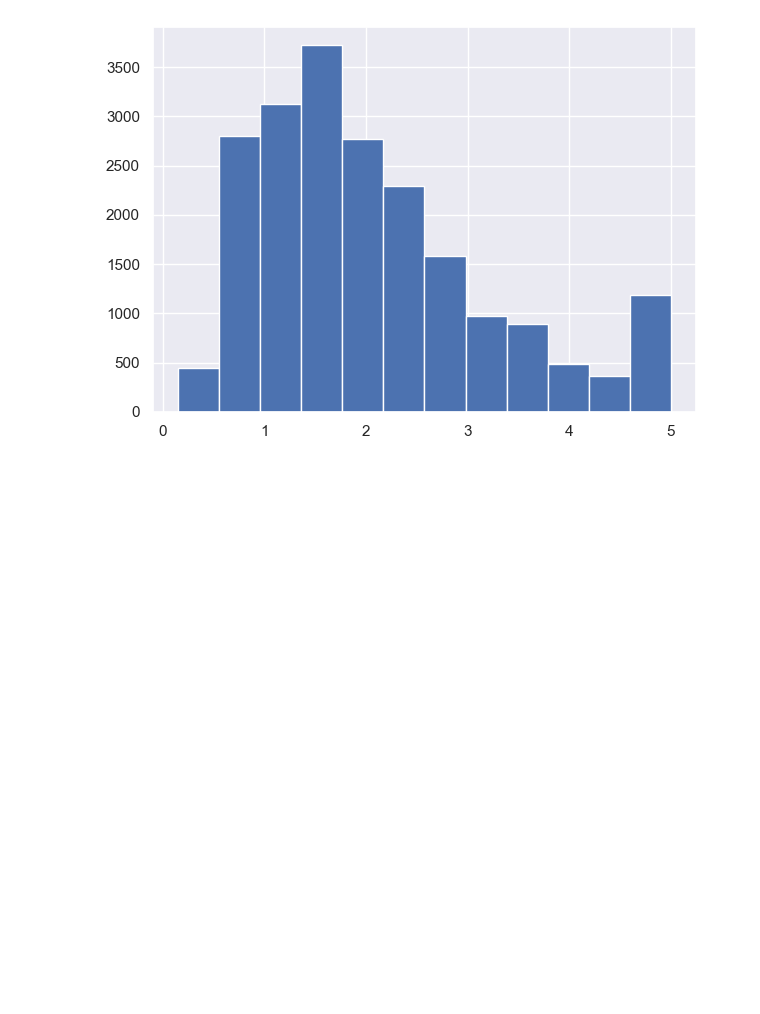
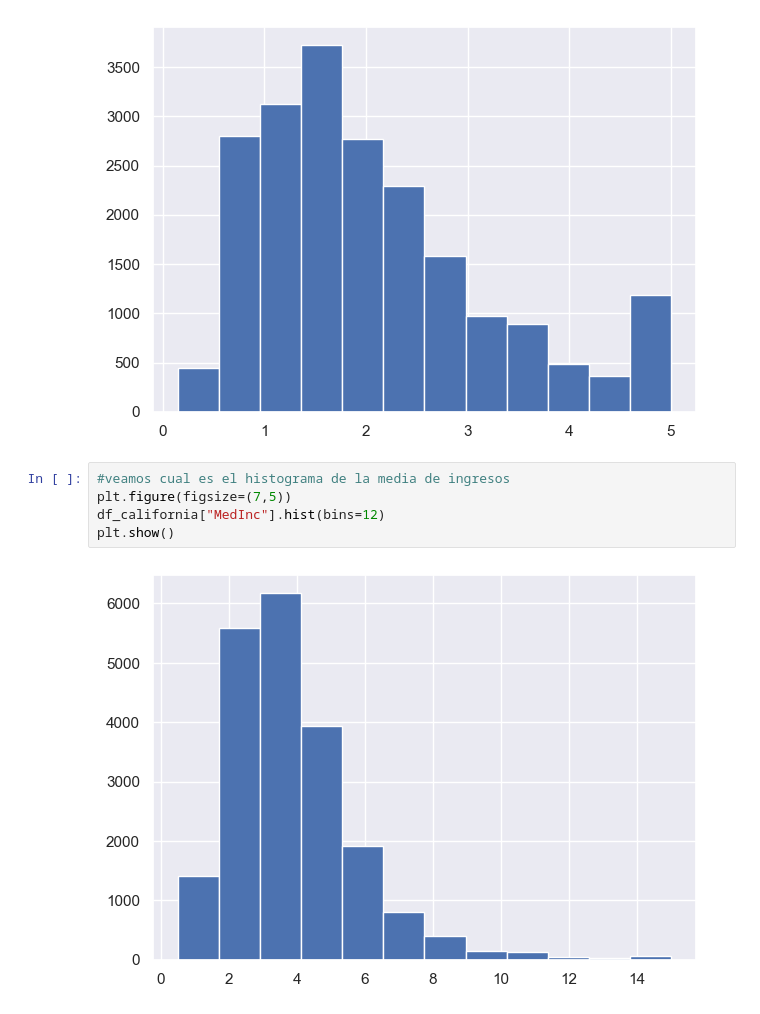
Before and after one commit to gusjrivas/MedHouseVal, a Jupyter notebook: MedHoudeVal.ipynb, the cells around one changed output. Saved outputs shown, nothing was run; the diff lists cells and outputs as text; blank space fills up the shorter version.

Commit message:
commit #4
Se actualiza histogramas sobre pregunta 2

```diff
--- a/MedHoudeVal.ipynb
+++ b/MedHoudeVal.ipynb
@@ -114,3 +114,10 @@ df_california["MedHouseVal"].hist(bins=12)
 plt.show()
 # %% [output]
 [figure]
+# %%
+#veamos cual es el histograma de la media de ingresos
+plt.figure(figsize=(7,5))
+df_california["MedInc"].hist(bins=12)
+plt.show()
+# %% [output]
+[figure, added]
```
Also changed, not shown: parts of 7 cells of this notebook.
